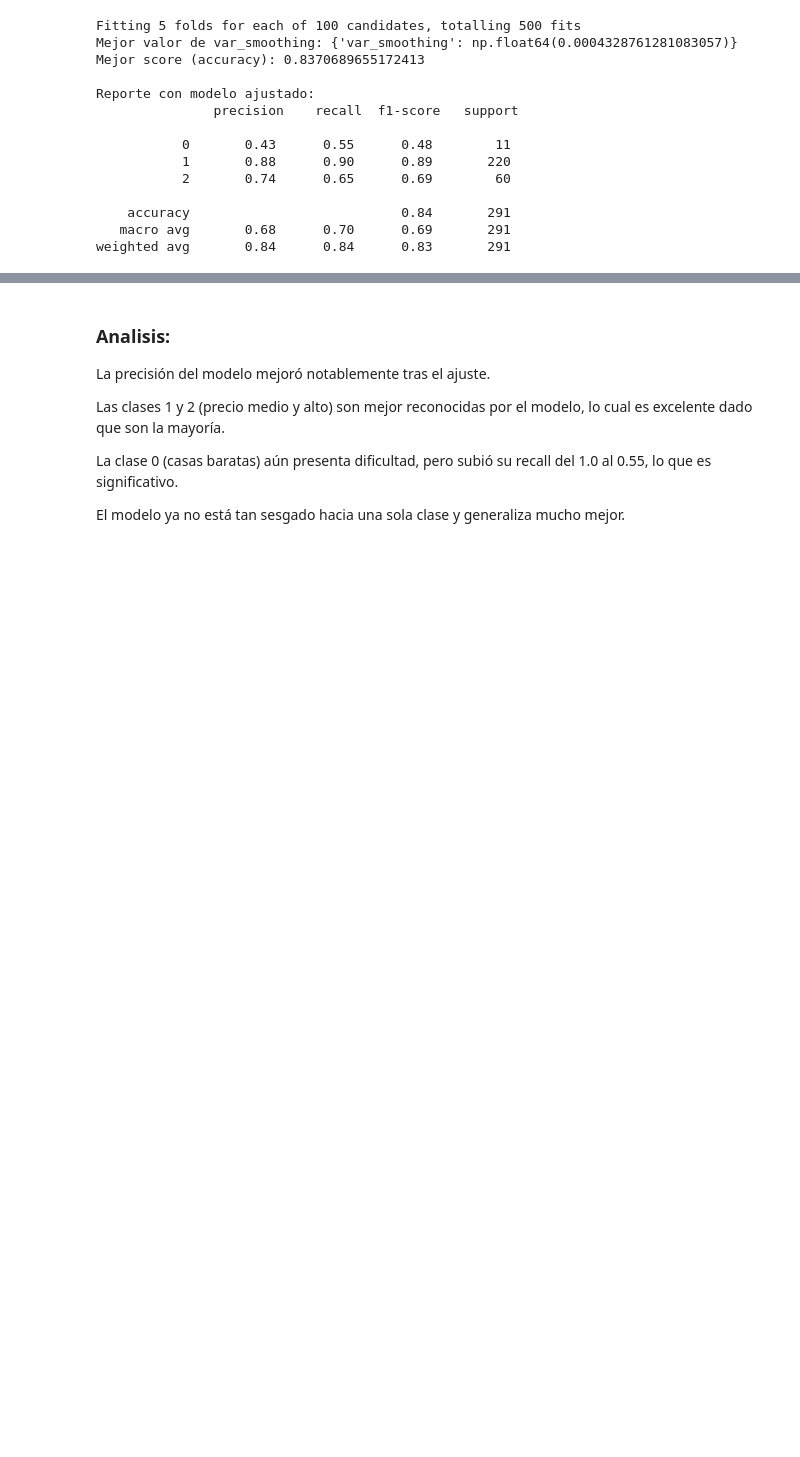
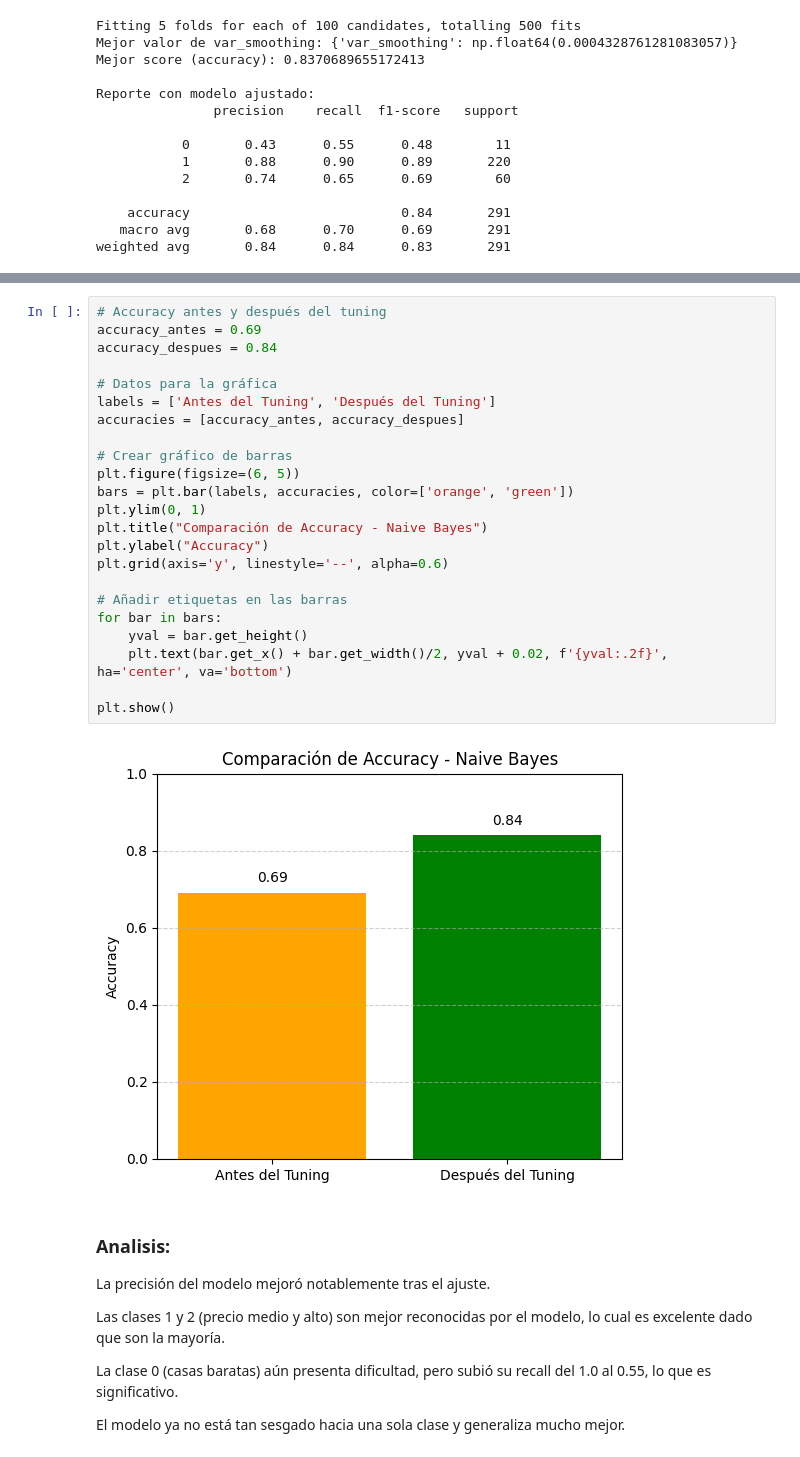
Before and after one commit to DiegoLinares11/Modelos-de-Regresion-Lineal, a Jupyter notebook: Entrega3/NaiveBayes.ipynb, the cells around one changed output, grey strips where cells are left out. Drawn from its saved outputs; the diff is of its cells as text; blank space fills up the shorter version.

```diff
--- a/Entrega3/NaiveBayes.ipynb
+++ b/Entrega3/NaiveBayes.ipynb
@@ -852,3 +858,28 @@ weighted avg       0.84      0.84      0.83       291
+# %%
+# Accuracy antes y después del tuning
+accuracy_antes = 0.69
+accuracy_despues = 0.84
+
+# Datos para la gráfica
+labels = ['Antes del Tuning', 'Después del Tuning']
+accuracies = [accuracy_antes, accuracy_despues]
+
+# Crear gráfico de barras
+plt.figure(figsize=(6, 5))
+bars = plt.bar(labels, accuracies, color=['orange', 'green'])
+plt.ylim(0, 1)
+plt.title("Comparación de Accuracy - Naive Bayes")
+plt.ylabel("Accuracy")
+plt.grid(axis='y', linestyle='--', alpha=0.6)
+
+# Añadir etiquetas en las barras
+for bar in bars:
+    yval = bar.get_height()
+    plt.text(bar.get_x() + bar.get_width()/2, yval + 0.02, f'{yval:.2f}', ha='center', va='bottom')
+
+plt.show()
+# %% [output]
+[figure, added]
 # %% [markdown]
 ### Analisis:
 La precisión del modelo mejoró notablemente tras el ajuste.
```
Also changed, not shown: parts of 12 cells of this notebook.
